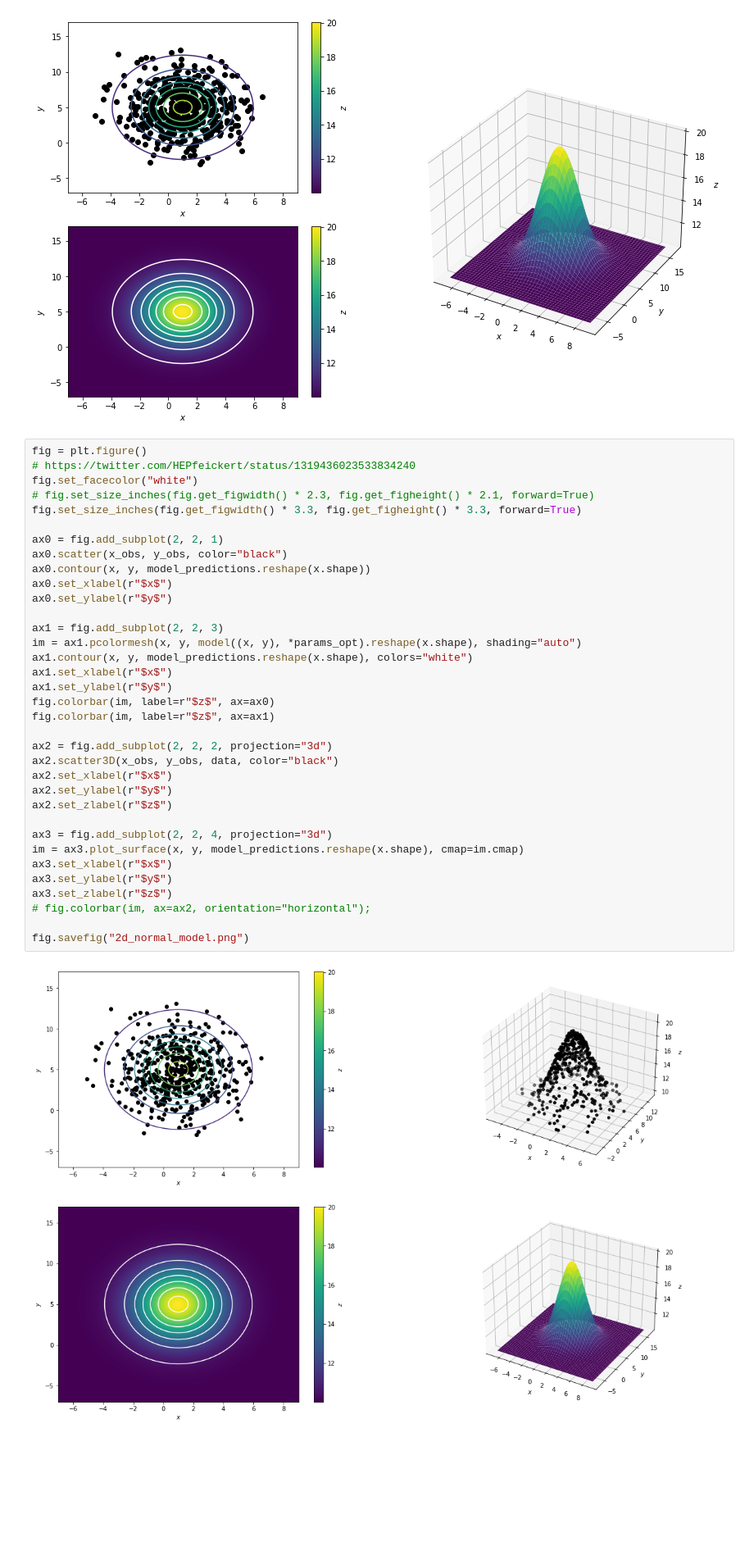
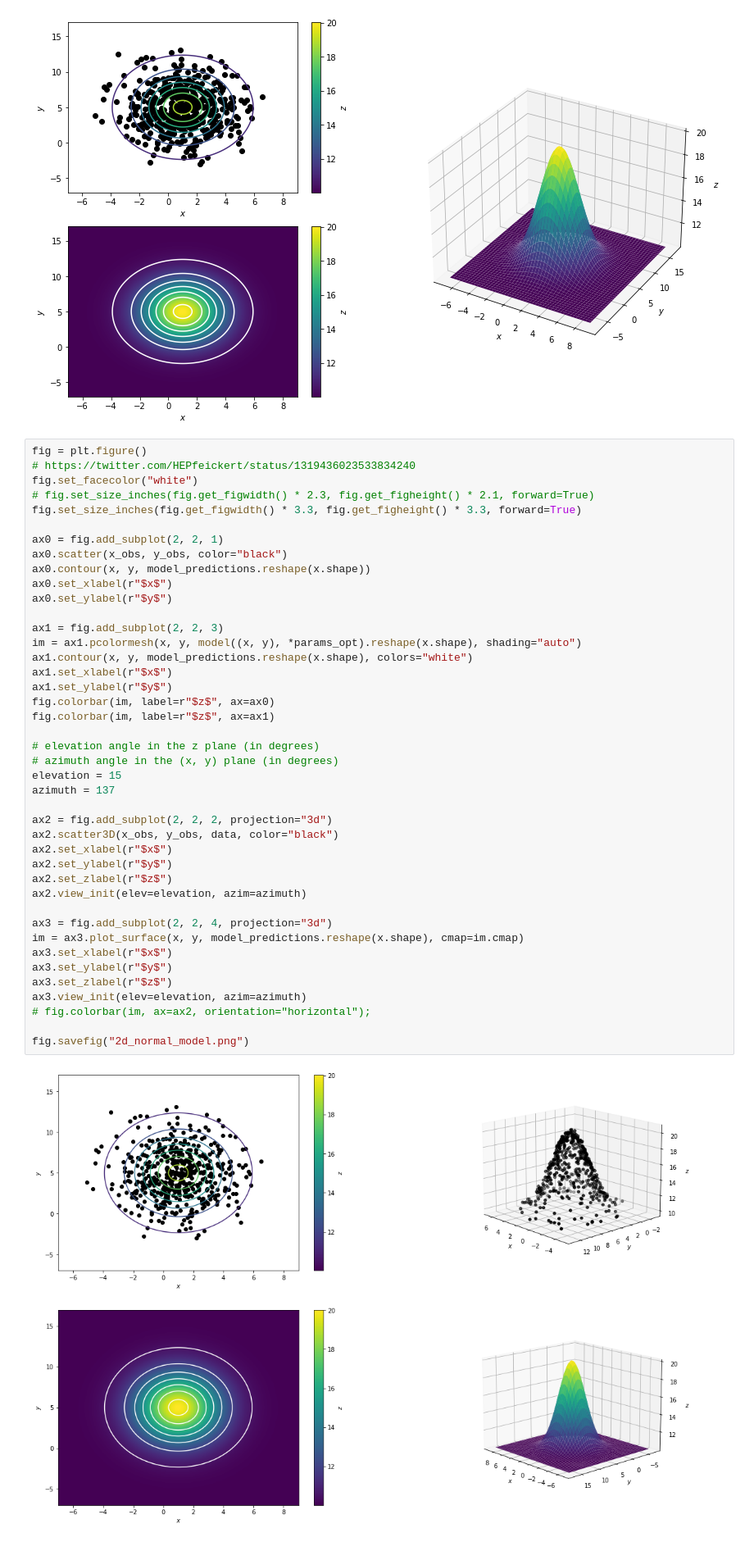
Before and after one commit to matthewfeickert/linear-and-nonlinear-models, a Jupyter notebook: notebooks/multivariate-normal-distribution.ipynb, the cells around one changed output. Shown at 82% size. Cells and saved outputs as stored; diff of their text form; blank space fills up the shorter version.

Commit message:
Add elevation and azimuth angle

```diff
--- a/notebooks/multivariate-normal-distribution.ipynb
+++ b/notebooks/multivariate-normal-distribution.ipynb
@@ -153,31 +153,38 @@ fig.set_size_inches(fig.get_figwidth() * 3.3, fig.get_figheight() * 3.3, forward
 
 ax0 = fig.add_subplot(2, 2, 1)
 ax0.scatter(x_obs, y_obs, color="black")
 ax0.contour(x, y, model_predictions.reshape(x.shape))
 ax0.set_xlabel(r"$x$")
 ax0.set_ylabel(r"$y$")
 
 ax1 = fig.add_subplot(2, 2, 3)
 im = ax1.pcolormesh(x, y, model((x, y), *params_opt).reshape(x.shape), shading="auto")
 ax1.contour(x, y, model_predictions.reshape(x.shape), colors="white")
 ax1.set_xlabel(r"$x$")
 ax1.set_ylabel(r"$y$")
 fig.colorbar(im, label=r"$z$", ax=ax0)
 fig.colorbar(im, label=r"$z$", ax=ax1)
 
+# elevation angle in the z plane (in degrees)
+# azimuth angle in the (x, y) plane (in degrees)
+elevation = 15
+azimuth = 137
+
 ax2 = fig.add_subplot(2, 2, 2, projection="3d")
 ax2.scatter3D(x_obs, y_obs, data, color="black")
 ax2.set_xlabel(r"$x$")
 ax2.set_ylabel(r"$y$")
 ax2.set_zlabel(r"$z$")
+ax2.view_init(elev=elevation, azim=azimuth)
 
 ax3 = fig.add_subplot(2, 2, 4, projection="3d")
 im = ax3.plot_surface(x, y, model_predictions.reshape(x.shape), cmap=im.cmap)
 ax3.set_xlabel(r"$x$")
 ax3.set_ylabel(r"$y$")
 ax3.set_zlabel(r"$z$")
+ax3.view_init(elev=elevation, azim=azimuth)
 # fig.colorbar(im, ax=ax2, orientation="horizontal");
 
 fig.savefig("2d_normal_model.png")
 # %% [output]
-[figure, old version]
+[figure, new version]
```
